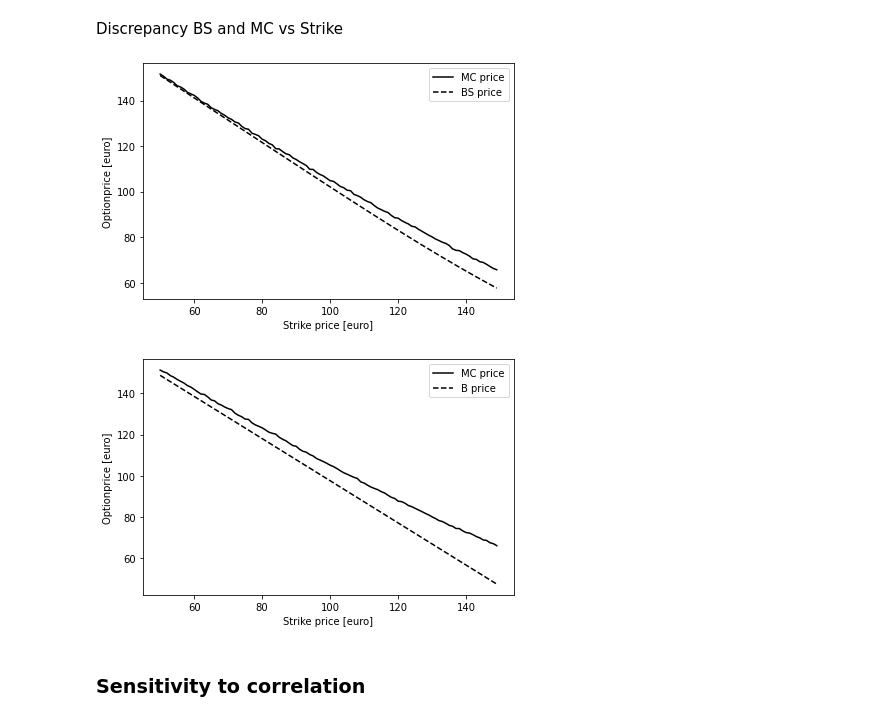
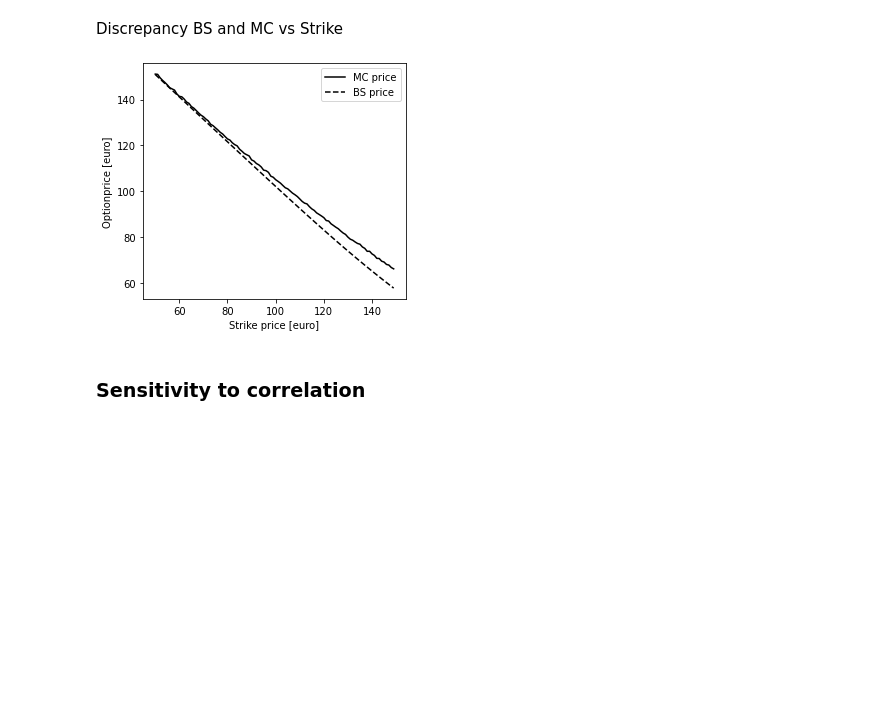
Before and after one commit to WillemJan9519/SPFDM-2, a Jupyter notebook: SPFDM 2.ipynb, the cells around one changed output. Cells and saved outputs as stored; diff of their text form; code cells hidden in the pictures; blank space fills up the shorter version.

```diff
--- a/SPFDM 2.ipynb
+++ b/SPFDM 2.ipynb
@@ -821,47 +821,32 @@ BGMB.plot_one_path()
 # %%
 # Assuming Arithmetic Brownian Motion. Calculate MC price and BS price.
 
 def worker1(rho,K, bachelier=True):
     BGMB_ = multivariate_brownian(Npaths = 100000, Ntimesteps = 50, T = 1,rho=rho, ABM=bachelier)
     return BGMB_.option_price(K)
 
 def worker2(rho,K, bachelier=True):
     BGMB_ = multivariate_brownian(Npaths = 100000, Ntimesteps = 50, T = 1,rho=rho, ABM=bachelier)
     return BGMB_.spread_BS(K)
 
 def BS_MC_strike():
     rho = -1
     strikes = np.arange(50,150,1)
-    plt.figure(figsize=(6,4))
+    plt.figure(figsize=(4.5,4))
     optionprices = np.array(Parallel(n_jobs=22)(delayed(worker1)(rho,strike, bachelier=False) for strike in strikes))
     BSprices = np.array(Parallel(n_jobs=22)(delayed(worker2)(rho,strike, bachelier=False) for strike in strikes))
     plt.plot(strikes, optionprices, label='MC price',color='black')
     plt.plot(strikes, BSprices, label='BS price', color='black',ls='--')
     plt.legend()
     plt.xlabel('Strike price [euro]')
     plt.ylabel('Optionprice [euro]')
     plt.tight_layout()
     plt.savefig('MC_vs_BS_ABM.pdf',bbox_inches='tight')
 
-def Bachelier_MC_strike():
-    rho = -1
-    strikes = np.arange(50,150,1)
-    plt.figure(figsize=(6,4))
-    optionprices = np.array(Parallel(n_jobs=22)(delayed(worker1)(rho,strike, bachelier=True) for strike in strikes))
-    Bprices = np.array(Parallel(n_jobs=22)(delayed(worker2)(rho,strike, bachelier=True) for strike in strikes))
-    plt.plot(strikes, optionprices, label='MC price',color='black')
-    plt.plot(strikes, Bprices, label='B price', color='black',ls='--')
-    plt.legend()
-    plt.xlabel('Strike price [euro]')
-    plt.ylabel('Optionprice [euro]')
-    plt.tight_layout()
-    plt.savefig('MC_vs_B_ABM.pdf',bbox_inches='tight')
 
 BS_MC_strike()
-Bachelier_MC_strike()
 # %% [output]
-[figure, old version]
+[figure, new version]
-[figure, removed]
 # %% [markdown]
 <h3>Sensitivity to correlation</h3>
 # %%
```
Also changed, not shown: parts of 2 cells of this notebook.
